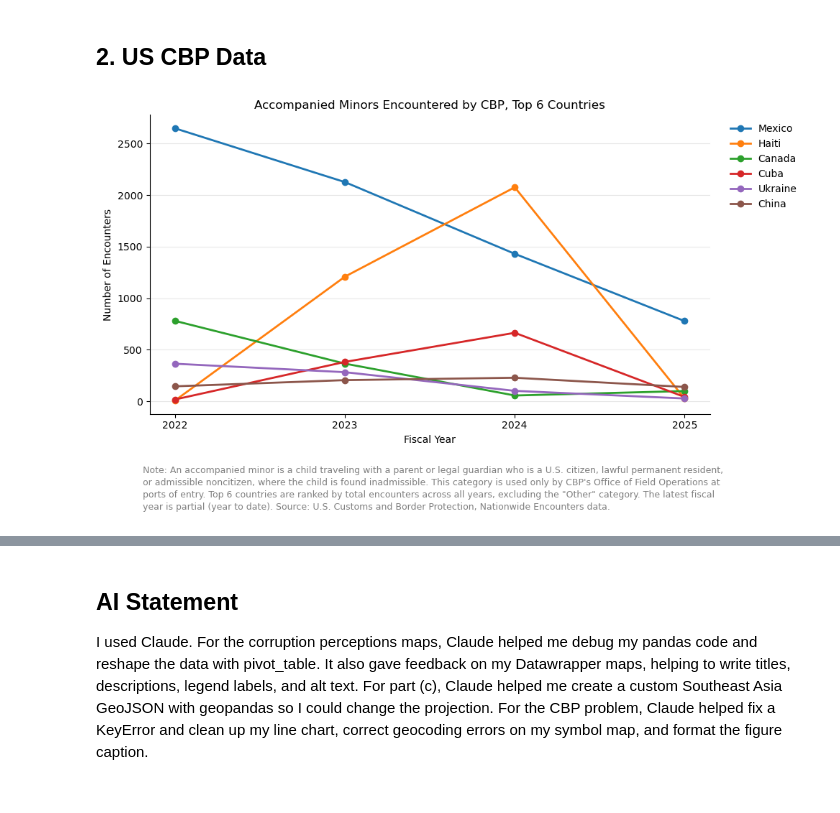
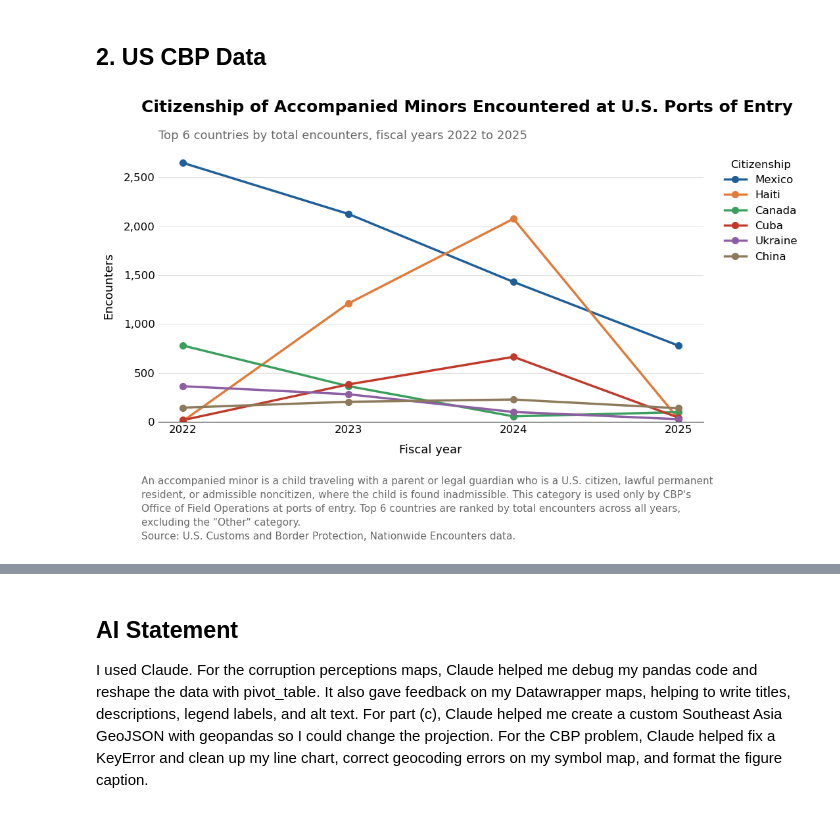
Before and after one commit to daisyzhang2024/DATA227-HW6, a Jupyter notebook: HW_6.ipynb, the cells around one changed output, grey strips where cells are left out. Cells and saved outputs as stored; diff of their text form; code cells hidden in the pictures.

```diff
--- a/HW_6.ipynb
+++ b/HW_6.ipynb
@@ -37,57 +49,70 @@ a projection suitable for the region.
 # %%
 import pandas as pd
 import matplotlib.pyplot as plt
-from matplotlib.ticker import MaxNLocator
+from matplotlib.ticker import MaxNLocator, FuncFormatter
 import textwrap
 
+# ---------- Data prep ----------
 raw = pd.read_csv("encounters_aor.csv")
 
-# 1. Keep only the demographic you want
-minors = raw[raw["Demographic"] == "Accompanied Minors"].copy()   # or "UC / Single Minors"
+minors = raw[raw["Demographic"] == "Accompanied Minors"].copy()
 minors["Citizenship"] = minors["Citizenship"].replace({"CHINA, PEOPLES REPUBLIC OF": "CHINA"})
-
-# 2. Make years integers (handles "2025 (FYTD)")
 minors["Fiscal Year"] = minors["Fiscal Year"].astype(str).str[:4].astype(int)
 
-# 3. One total per country per year
 minors_grouped = (minors.groupby(["Citizenship", "Fiscal Year"])["Encounter Count"]
                   .sum().reset_index())
 
-# Keep the top 6 countries by total encounters (excluding the catch-all "OTHER")
 totals = (minors_grouped[minors_grouped["Citizenship"] != "OTHER"]
           .groupby("Citizenship")["Encounter Count"].sum())
 top = totals.nlargest(6).index
 
-fig, ax = plt.subplots(figsize=(10, 6))
-for country in top:
+# ---------- Plot ----------
+plt.rcParams.update({"font.family": "sans-serif", "font.size": 12})
+colors = ["#1f5f99", "#e07b39", "#3a9e5c", "#c0392b", "#8e5ea2", "#8c7a5b"]
+
+fig, ax = plt.subplots(figsize=(11, 7))
+
+for country, color in zip(top, colors):
     d = minors_grouped[minors_grouped["Citizenship"] == country].sort_values("Fiscal Year")
-    ax.plot(d["Fiscal Year"], d["Encounter Count"], marker="o", linewidth=2,
-            label=country.title())
+    ax.plot(d["Fiscal Year"], d["Encounter Count"], color=color,
+            marker="o", markersize=7, linewidth=2.5, label=country.title())
 
+# Titles
+fig.suptitle("Citizenship of Accompanied Minors Encountered at U.S. Ports of Entry",
+             x=0.07, ha="left", fontsize=18, fontweight="bold")
+ax.set_title("Top 6 countries by total encounters, fiscal years 2022 to 2025",
+             loc="left", fontsize=13, color="dimgray", pad=12)
+
+# Axes
 ax.xaxis.set_major_locator(MaxNLocator(integer=True))
-ax.set_xlabel("Fiscal Year")
-ax.set_ylabel("Number of Encounters")
-ax.set_title("Accompanied Minors Encountered by CBP, Top 6 Countries")
-ax.legend(bbox_to_anchor=(1.02, 1), loc="upper left", frameon=False)
-ax.spines[["top", "right"]].set_visible(False)
-ax.grid(axis="y", alpha=0.3)
+ax.yaxis.set_major_formatter(FuncFormatter(lambda x, _: f"{x:,.0f}"))
+ax.set_ylim(bottom=0)
+ax.set_xlabel("Fiscal year", fontsize=13, labelpad=10)
+ax.set_ylabel("Encounters", fontsize=13, labelpad=10)
+ax.tick_params(labelsize=12, length=0)
+ax.spines[["top", "right", "left"]].set_visible(False)
+ax.grid(axis="y", color="lightgray", alpha=0.6)
 
-caption = (
-    "Note: An accompanied minor is a child traveling with a parent or legal guardian who is a "
-    "U.S. citizen, lawful permanent resident, or admissible noncitizen, where the child is found "
-    "inadmissible. This category is used only by CBP's Office of Field Operations at ports of entry. "
-    "Top 6 countries are ranked by total encounters across all years, excluding the "
-    "\"Other\" category. The latest fiscal year is partial (year to date). "
-    "Source: U.S. Customs and Border Protection, Nationwide Encounters data."
-)
+# Legend
+ax.legend(title="Citizenship", title_fontsize=12, fontsize=12,
+          bbox_to_anchor=(1.02, 1), loc="upper left", frameon=False)
 
-fig.text(0.07, 0.02, textwrap.fill(caption, width=130, replace_whitespace=False),
-         ha="left", va="bottom", fontsize=9, color="gray", linespacing=1.4)
+# Caption
+note = ("An accompanied minor is a child traveling with a parent or legal guardian who is a "
+        "U.S. citizen, lawful permanent resident, or admissible noncitizen, where the child is found "
+        "inadmissible. This category is used only by CBP's Office of Field Operations at ports of entry. "
+        "Top 6 countries are ranked by total encounters across all years, excluding the \"Other\" category.")
+source = "Source: U.S. Customs and Border Protection, Nationwide Encounters data."
 
-plt.tight_layout(rect=[0, 0.15, 1, 1]) # reserve bottom 12% for the caption
+caption = textwrap.fill(note, width=115) + "\n" + source
+fig.text(0.07, 0.02, caption, ha="left", va="bottom",
+         fontsize=11, color="dimgray", linespacing=1.5)
+
+plt.tight_layout(rect=[0, 0.18, 1, 1])   # reserve bottom 18% for the caption
+plt.savefig("accompanied_minors.png", dpi=200, bbox_inches="tight")
 plt.show()
 # %% [output]
-[figure, old version]
+[figure, new version]
 # %%
 # Top citizenship in each area of responsibility (AOR)
 aor = (minors[minors["Citizenship"] != "OTHER"]
```
Also changed, not shown: parts of 4 cells of this notebook, 3 other files.
